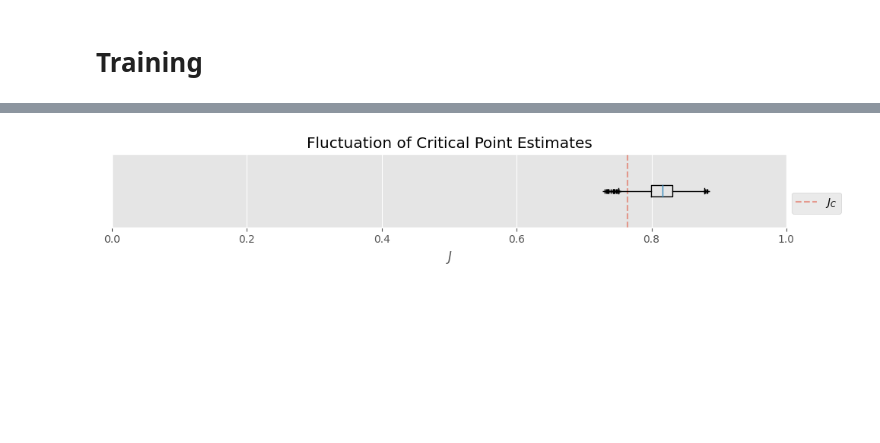
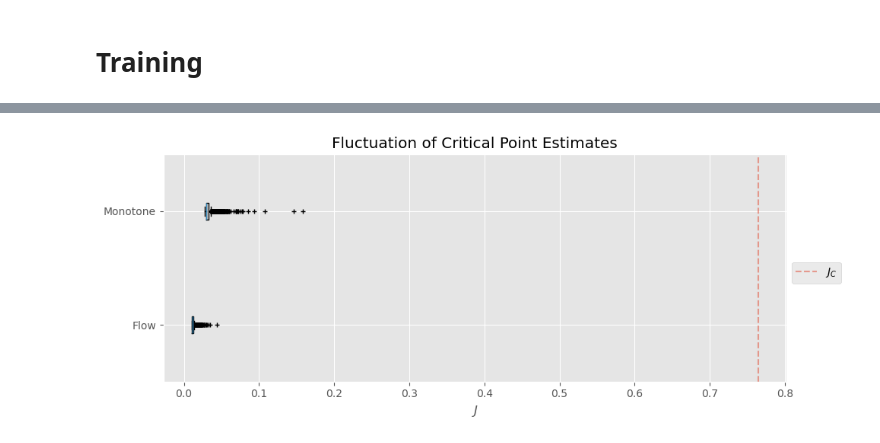
Before and after one commit to jshe2304/dlrg, a Jupyter notebook: train.ipynb, the cells around one changed output, grey strips where cells are left out. Drawn from its saved outputs; the diff is of its cells as text; code cells hidden in the pictures; blank space fills up the shorter version.

```diff
--- a/train.ipynb
+++ b/train.ipynb
@@ -152,29 +145,29 @@ plt.tight_layout()
 # %%
 data = [
-    #torch.load('data/a1e_cd_critical_points_2048.pt')[:, 0],
-    #torch.load('data/a1_kl_critical_points_4096.pt')[2048:, 0],
-    torch.load('data/a1_cd_critical_points_4096.pt')[2048:, 0],
-    #roots_tensor[~torch.any(roots_tensor.isnan(),dim=1)][:, 0]
+    #roots_tensor[~torch.any(roots_tensor.isnan(),dim=1)][:, 0],
+    torch.load('data/a1-silu-flow-times.pt').squeeze(),
+    torch.load('data/a1-silu-monotone-times.pt').squeeze()
 ]
 
 labels = [
     #r'$A_1 \oplus E$',
     #'Kullback-Liebler',
     #r'$A_1$',
     #'Contrastive'
-    ''
+    'Flow',
+    'Monotone',
 ]
 
 fig, ax = plots.boxplots(data, labels)
 
-ax.set_xlim(0, 1)
 ax.set_title('Fluctuation of Critical Point Estimates')
 ax.set_xlabel(r'$J$')
 
 fig.tight_layout()
-fig.savefig('figures/a1_critical_points_boxplot.png')
+
+#fig.savefig('figures/a1-silu-flow-monotone-estimates.png')
 # %% [output]
-[figure, old version]
+[figure, new version]
 # %%
 flow.eval()
 
```
Also changed, not shown: parts of 14 cells of this notebook, 39 other files.
